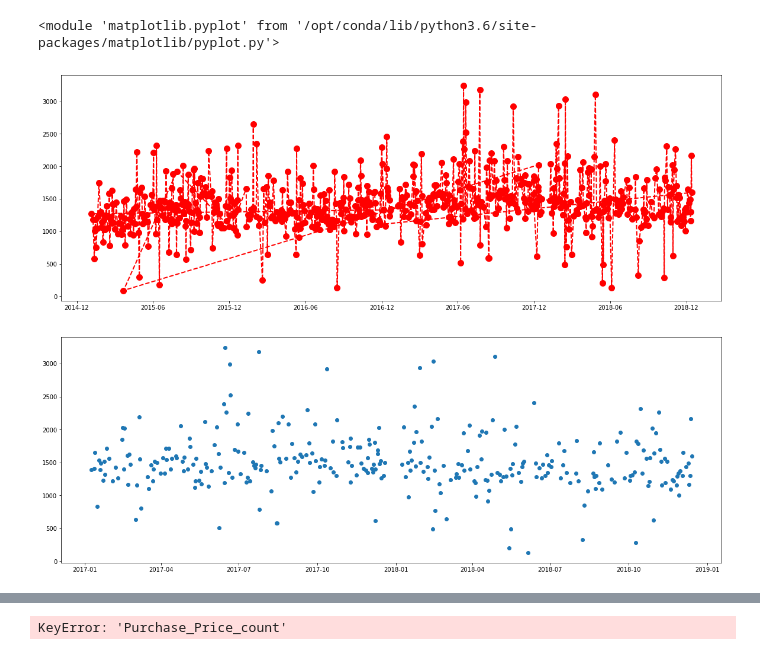
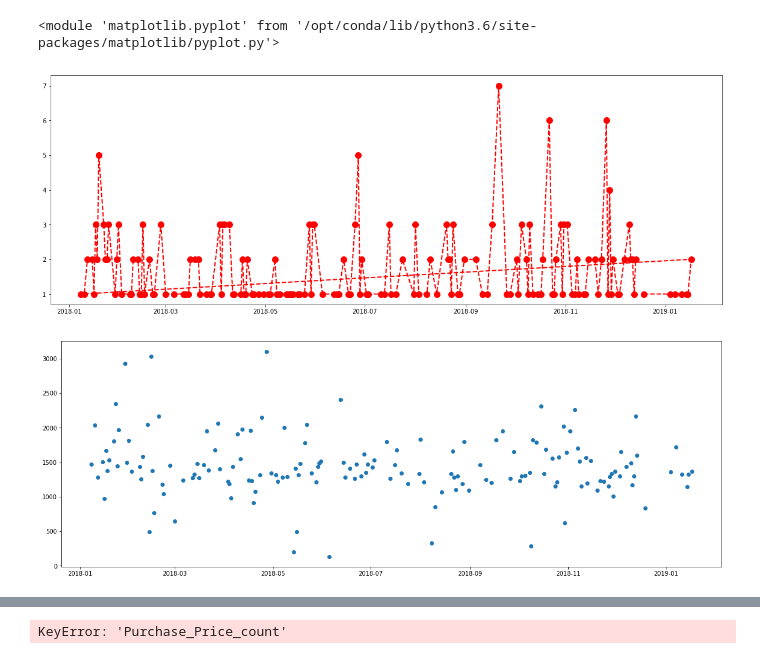
Before and after one commit to nsvram/property_research, a Jupyter notebook: NSW_Property_Sales/process_sales.ipynb, the cells around one changed output, grey strips where cells are left out. Cells and saved outputs as stored; diff of their text form; code cells hidden in the pictures.

Commit message:
latest vesion with data mart built

```diff
--- a/NSW_Property_Sales/process_sales.ipynb
+++ b/NSW_Property_Sales/process_sales.ipynb
@@ -13,7 +13,8 @@ import datetime
 import time
 from datetime import datetime
 # %%
-filepaths = ['../data/sales/sales_2018_data_mart.csv',
+filepaths = ['../data/sales/sales_2019_data_mart.csv',
+             '../data/sales/sales_2018_data_mart.csv',
              '../data/sales/sales_2017_data_mart.csv',
              '../data/sales/sales_2016_data_mart.csv',
              '../data/sales/sales_2015_data_mart.csv',
@@ -66,22 +70,22 @@ df_time_ser_price[(df_time_ser_price.Settlement_Date_f>="2017-01-01") &
 # %%
 plt.figure(figsize=(20,7))
 my_df = df_time_ser_price[(df_time_ser_price.Property_Locality=="QUAKERSHILL") &
-                          (df_time_ser_price.Settlement_Date_f>="2015-01-01")
+                          (df_time_ser_price.Settlement_Date_f>="2018-01-01")
                          ]
 
 plt.plot_date(x = my_df["Settlement_Date_f"],
-         y= my_df['Property_Price_Sq_Meter_mean'],
+         y= my_df['Property_Price_Sq_Meter_count'],
          color='red',
          marker='o',
          linestyle='dashed',
          linewidth=2,
          markersize=10,
          label = df_time_ser_price['Property_Locality']
         )
 plt
 # %% [output]
 <module 'matplotlib.pyplot' from '/opt/conda/lib/python3.6/site-packages/matplotlib/pyplot.py'>
-[figure, old version]
+[figure, new version]
 # %%
 
 plt.figure(figsize=(20,7))
@@ -91,7 +95,7 @@ plt.plot( 'Settlement_Date_f', 'Property_Price_Sq_Meter_mean',
          marker='o')
 plt.show()
 # %% [output]
-[figure, old version]
+[figure, new version]
 # %%
 import datetime
 df_time_ser_price[(df_time_ser_price.Property_Locality=="QUAKERSHILL") &
```
Also changed, not shown: parts of 6 cells of this notebook, 1 other file.
